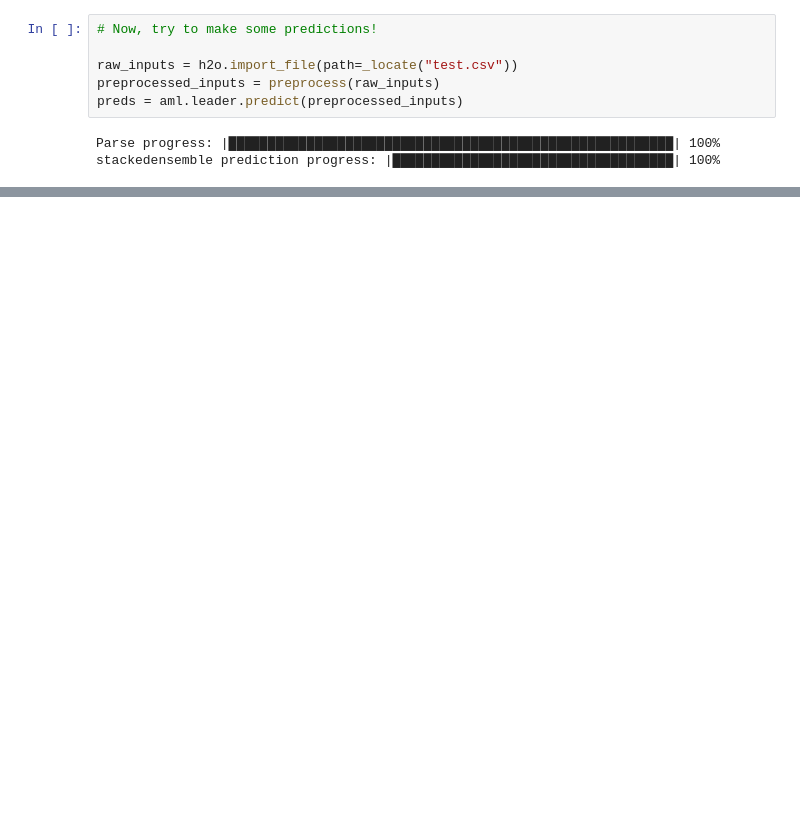
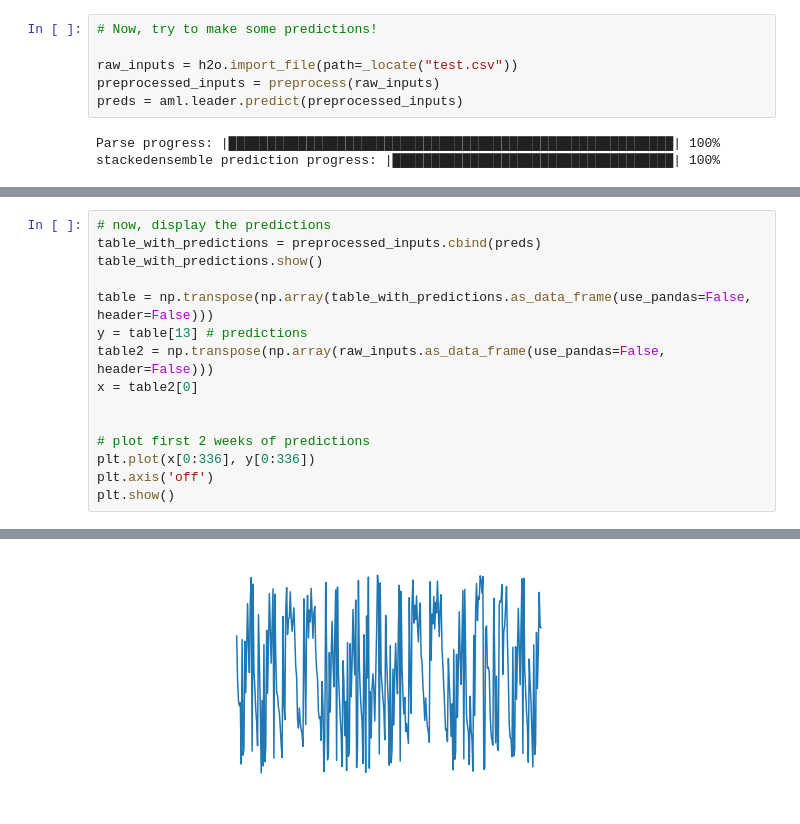
Before and after one commit to jeanettehead/tracker-ml, a Jupyter notebook: bike_automl_datetime.ipynb, the cells around one changed output, grey strips where cells are left out. Saved outputs shown, nothing was run; the diff lists cells and outputs as text; blank space fills up the shorter version.

Commit message:
adding chart to models ipynb

```diff
--- a/bike_automl_datetime.ipynb
+++ b/bike_automl_datetime.ipynb
@@ -219,0 +207,16 @@ table_with_predictions[range(25,50,1),:]
+# %%
+# now, display the predictions
+table_with_predictions = preprocessed_inputs.cbind(preds)
+table_with_predictions.show()
+
+table = np.transpose(np.array(table_with_predictions.as_data_frame(use_pandas=False, header=False)))
+y = table[13] # predictions
+table2 = np.transpose(np.array(raw_inputs.as_data_frame(use_pandas=False, header=False)))
+x = table2[0]
+
+
+# plot first 2 weeks of predictions
+plt.plot(x[0:336], y[0:336])
+plt.axis('off')
+plt.show()
+# %% [output]
@@ -219,0 +234 @@ table_with_predictions[range(25,50,1),:]
+[figure, added]
```
Also changed, not shown: parts of 8 cells of this notebook, 1 other file.
